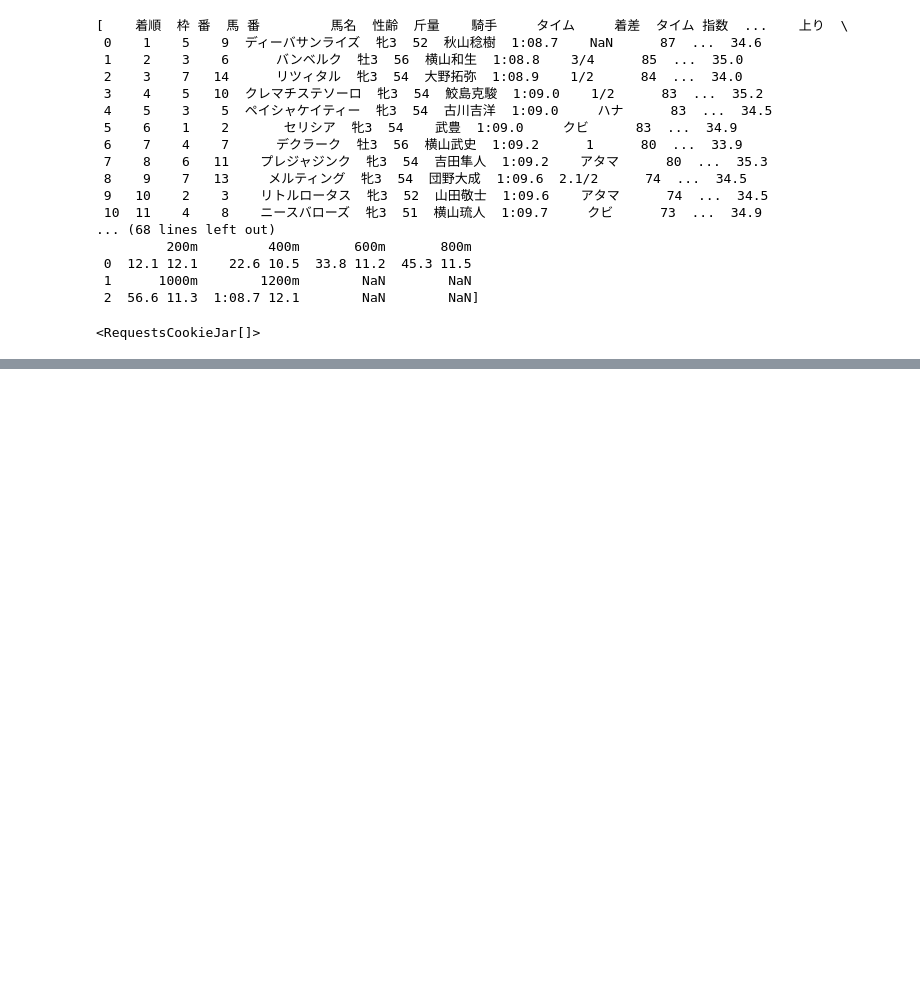
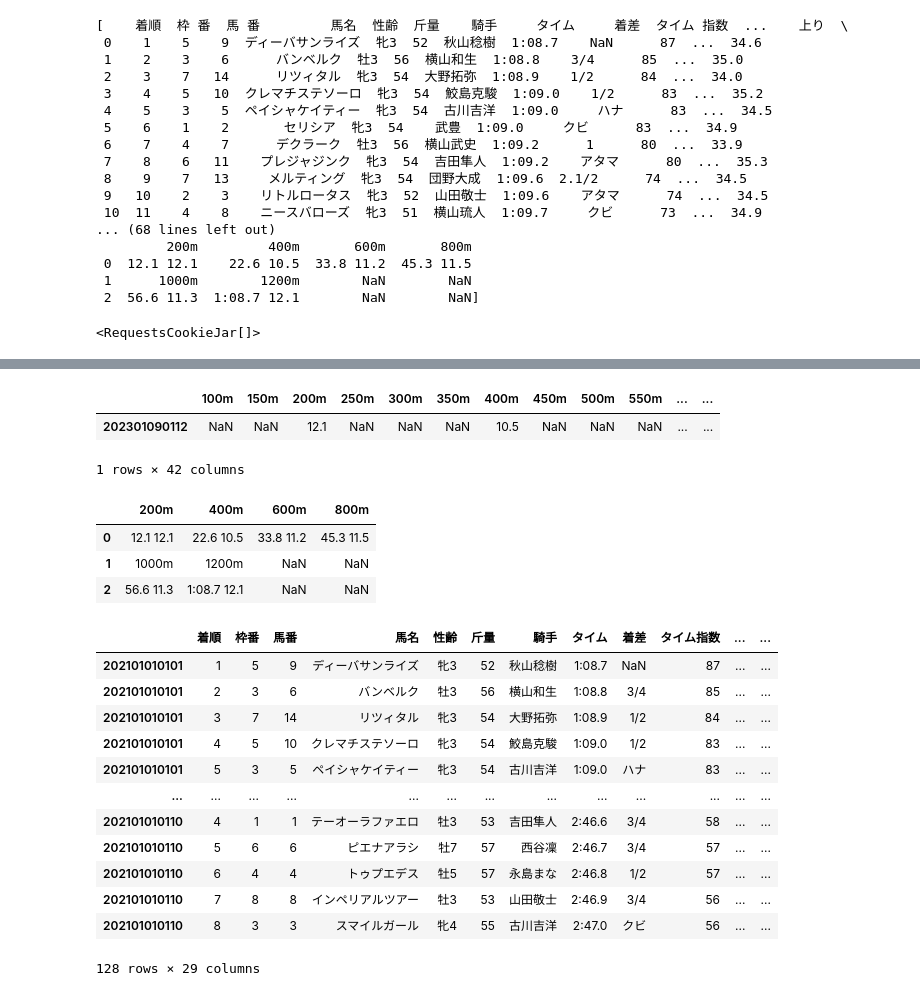
Before and after one commit to kenwatabro/keiba, a Jupyter notebook: test.ipynb, the cells around one changed output, grey strips where cells are left out. Cells and saved outputs as stored; diff of their text form; code cells hidden in the pictures; blank space fills up the shorter version.

```diff
--- a/test.ipynb
+++ b/test.ipynb
@@ -128,0 +162,64 @@ logged_in_session = netkeiba.login()
+# %%
+import numpy as np
+
+race_data = soup.find("div", class_="RaceData").find_all("span")
+race_data = "".join(tag.get_text() for tag in race_data)
+len_ls = (
+    [i for i in range(100, 2600, 100)]
+    + [i + 50 for i in range(100, 1200, 100)]
+    + [i for i in range(2600, 3601, 200)]
+)
+len_ls = sorted(len_ls)
+len_ls = [f"{i}m" for i in len_ls]
+lap_df = pd.DataFrame(columns=len_ls)
+if "障" in race_data:
+    lap_df.loc[0] = np.nan
+else:
+    lap_time_read = pd.read_html(StringIO(html.text))[5]
+    lap_time_read = lap_time_read.T.reset_index().T.reset_index(
+        drop=True
+    )
+
+    for i in range(lap_time_read.shape[0]):
+        if i % 2 == 1:
+            pass
+        else:
+            for j in range(lap_time_read.shape[1]):
+                if pd.isna(lap_time_read.iloc[i, j]):
+                    break
+                length = str(lap_time_read.iloc[i, j])
+                lap_df[length] = [
+                    float(lap_time_read.iloc[i + 1, j].split()[1])
+                ]
+lap_df.index = [race_id]
+lap_results[race_id] = lap_df
+
+# マージ処理を追加
+df_race = df_race.merge(lap_df, left_index=True, right_index=True, how='left')
+# %% [output]
+|  | 100m | 150m | 200m | 250m | 300m | 350m | 400m | 450m | 500m | 550m | ... | ... |
+| 202301090112 | NaN | NaN | 12.1 | NaN | NaN | NaN | 10.5 | NaN | NaN | NaN | ... | ... |
+1 rows × 42 columns
+# %%
+pd.read_html(StringIO(html.text))[5]
+# %% [output]
+|  | 200m | 400m | 600m | 800m |
+| 0 | 12.1 12.1 | 22.6 10.5 | 33.8 11.2 | 45.3 11.5 |
+| 1 | 1000m | 1200m | NaN | NaN |
+| 2 | 56.6 11.3 | 1:08.7 12.1 | NaN | NaN |
+# %%
+pd.read_pickle("horse_results/Race_2021_0-1000.pickle")
+# %% [output]
+|  | 着順 | 枠番 | 馬番 | 馬名 | 性齢 | 斤量 | 騎手 | タイム | 着差 | タイム指数 | ... | ... |
+| 202101010101 | 1 | 5 | 9 | ディーバサンライズ | 牝3 | 52 | 秋山稔樹 | 1:08.7 | NaN | 87 | ... | ... |
+| 202101010101 | 2 | 3 | 6 | バンベルク | 牡3 | 56 | 横山和生 | 1:08.8 | 3/4 | 85 | ... | ... |
+| 202101010101 | 3 | 7 | 14 | リツィタル | 牝3 | 54 | 大野拓弥 | 1:08.9 | 1/2 | 84 | ... | ... |
+| 202101010101 | 4 | 5 | 10 | クレマチステソーロ | 牝3 | 54 | 鮫島克駿 | 1:09.0 | 1/2 | 83 | ... | ... |
+| 202101010101 | 5 | 3 | 5 | ペイシャケイティー | 牝3 | 54 | 古川吉洋 | 1:09.0 | ハナ | 83 | ... | ... |
+| ... | ... | ... | ... | ... | ... | ... | ... | ... | ... | ... | ... | ... |
+| 202101010110 | 4 | 1 | 1 | テーオーラファエロ | 牡3 | 53 | 吉田隼人 | 2:46.6 | 3/4 | 58 | ... | ... |
+| 202101010110 | 5 | 6 | 6 | ピエナアラシ | 牡7 | 57 | 西谷凜 | 2:46.7 | 3/4 | 57 | ... | ... |
+| 202101010110 | 6 | 4 | 4 | トゥプエデス | 牡5 | 57 | 永島まな | 2:46.8 | 1/2 | 57 | ... | ... |
+| 202101010110 | 7 | 8 | 8 | インペリアルツアー | 牡3 | 53 | 山田敬士 | 2:46.9 | 3/4 | 56 | ... | ... |
+| 202101010110 | 8 | 3 | 3 | スマイルガール | 牝4 | 55 | 古川吉洋 | 2:47.0 | クビ | 56 | ... | ... |
+128 rows × 29 columns
```
Also changed, not shown: parts of 3 cells of this notebook, 6 other files.
